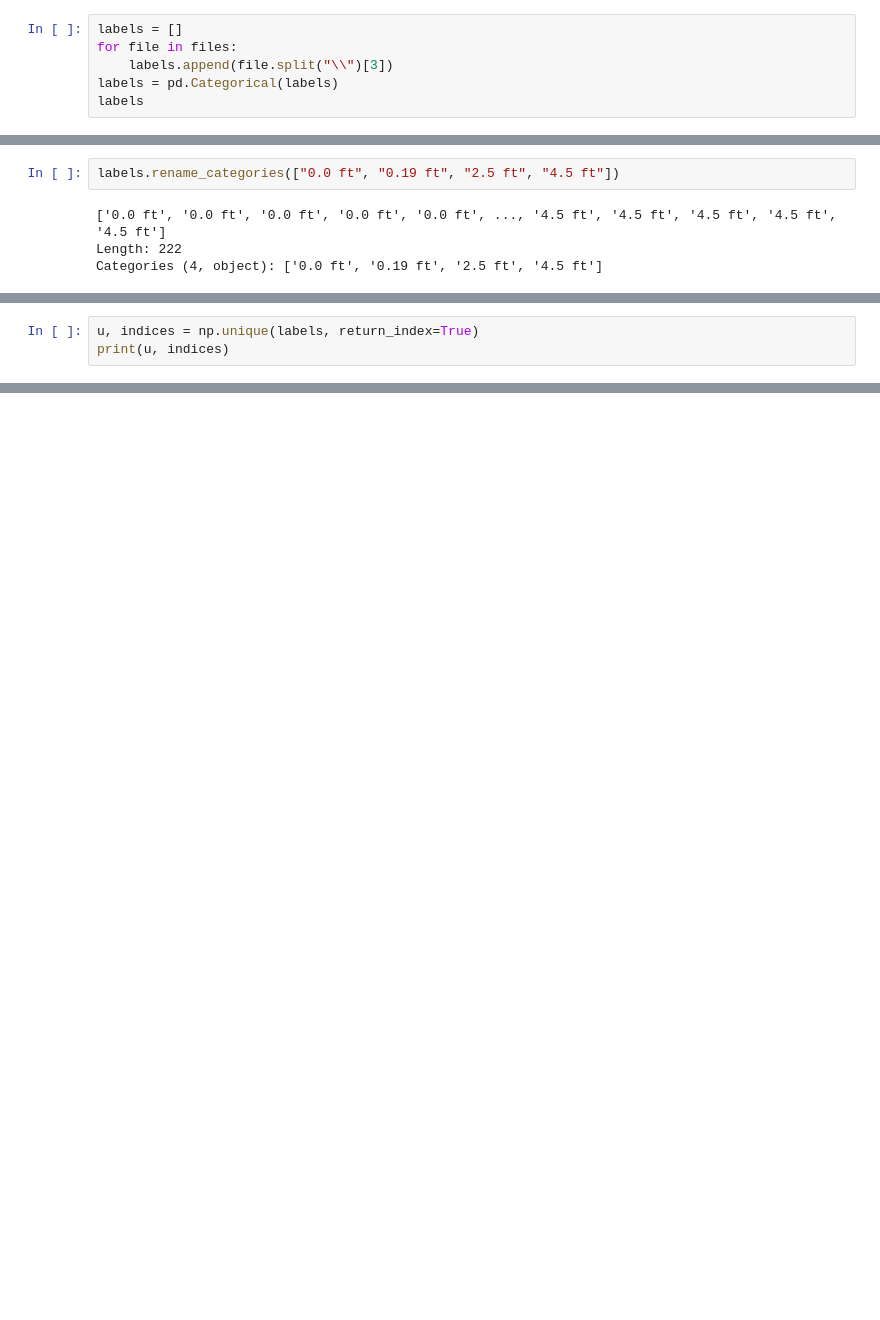
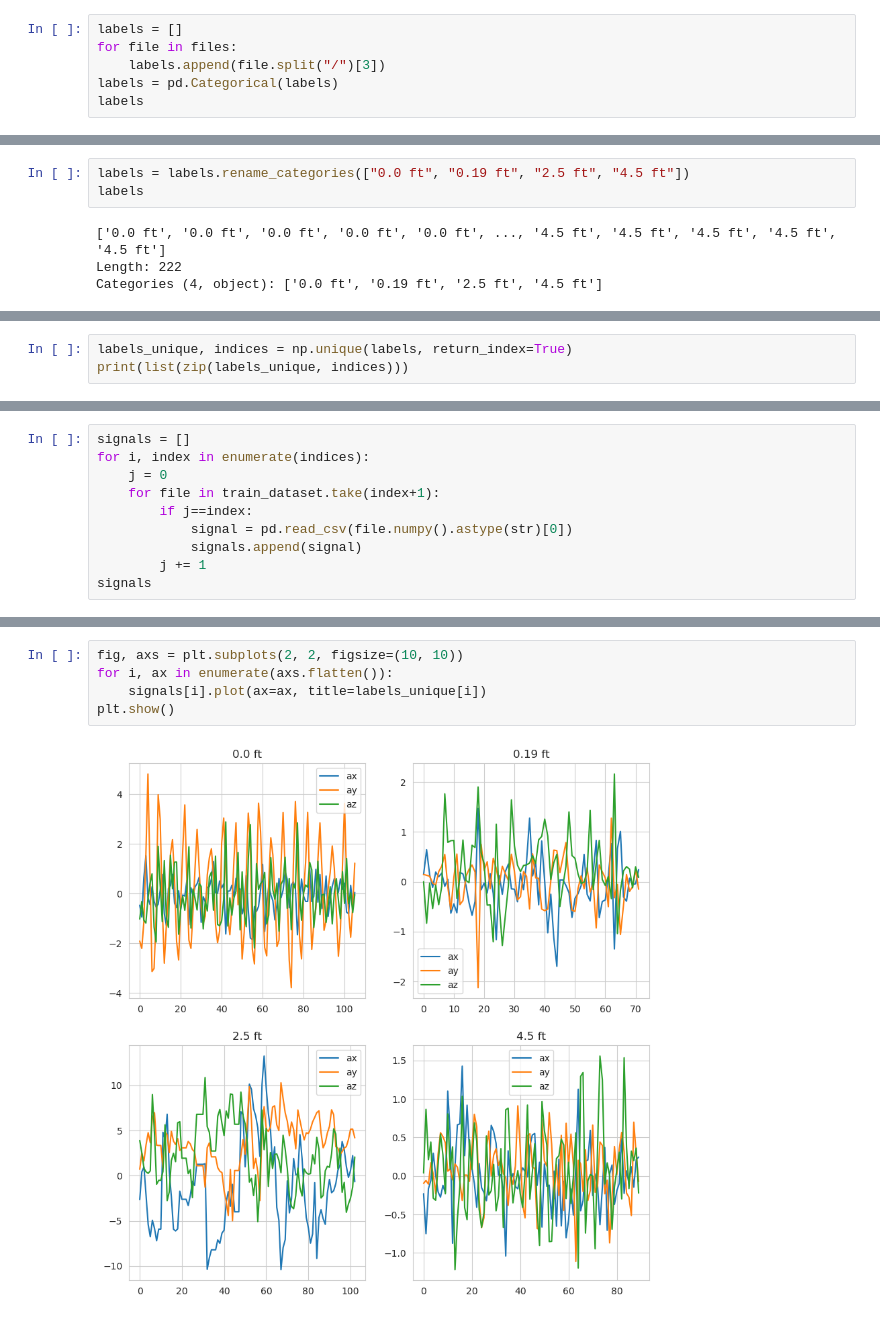
Before and after one commit to LuisAngelMendozaVelasco/Machine_Learning_And_Deep_Learning_Examples, a Jupyter notebook: Deep_Learning/Classifying_Sequence_Data_with_Recurrent_Networks/Example_2.ipynb, the cells around one changed output, grey strips where cells are left out. Cells and saved outputs as stored; diff of their text form; blank space fills up the shorter version.

```diff
--- a/Deep_Learning/Classifying_Sequence_Data_with_Recurrent_Networks/Example_2.ipynb
+++ b/Deep_Learning/Classifying_Sequence_Data_with_Recurrent_Networks/Example_2.ipynb
@@ -19,7 +38,7 @@ Each signal in the flood data set is stored in a folder according to its class.
 # %%
 labels = []
 for file in files:
-    labels.append(file.split("\\")[3])
+    labels.append(file.split("/")[3])
 labels = pd.Categorical(labels)
 labels
 # %% [output]
@@ -41,6 +60,7 @@ Wou can see the number of signals in each class. The class labels come from the
 When we classify with our trained deep network, these are the classes that the network will use. We might want to make changes to the labels before training our network. For example, we can combine similar classes into one class. For the flood data set, using the class names below could be more descriptive. We can rename the classes with the [rename_categories()](https://pandas.pydata.org/docs/reference/api/pandas.Series.cat.rename_categories.html#pandas-series-cat-rename-categories) function.
 # %%
-labels.rename_categories(["0.0 ft", "0.19 ft", "2.5 ft", "4.5 ft"])
+labels = labels.rename_categories(["0.0 ft", "0.19 ft", "2.5 ft", "4.5 ft"])
+labels
 # %% [output]
 ['0.0 ft', '0.0 ft', '0.0 ft', '0.0 ft', '0.0 ft', ..., '4.5 ft', '4.5 ft', '4.5 ft', '4.5 ft', '4.5 ft']
 Length: 222
@@ -48,4 +70,4 @@ Categories (4, object): ['0.0 ft', '0.19 ft', '2.5 ft', '4.5 ft']
 # %%
-u, indices = np.unique(labels, return_index=True)
-print(u, indices)
+labels_unique, indices = np.unique(labels, return_index=True)
+print(list(zip(labels_unique, indices)))
 # %% [output]
@@ -52,0 +77,10 @@ print(u, indices)
+# %%
+signals = []
+for i, index in enumerate(indices):
+    j = 0
+    for file in train_dataset.take(index+1):
+        if j==index:
+            signal = pd.read_csv(file.numpy().astype(str)[0])
+            signals.append(signal)
+        j += 1
+signals
@@ -52,0 +107,7 @@ print(u, indices)
+# %%
+fig, axs = plt.subplots(2, 2, figsize=(10, 10))
+for i, ax in enumerate(axs.flatten()):
+    signals[i].plot(ax=ax, title=labels_unique[i])
+plt.show()
+# %% [output]
+[figure, added]
```
Also changed, not shown: parts of 9 cells of this notebook.
